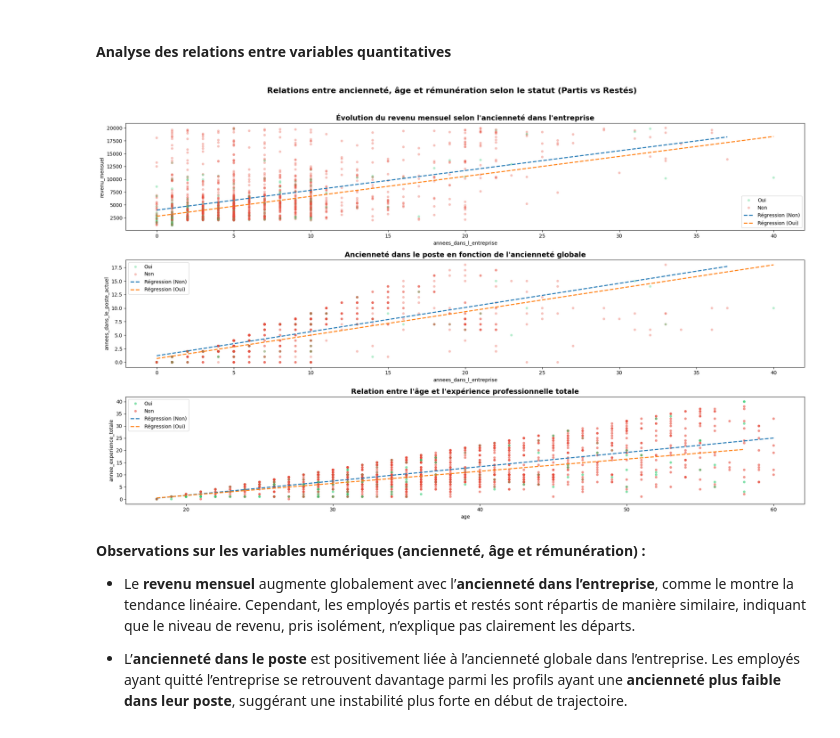
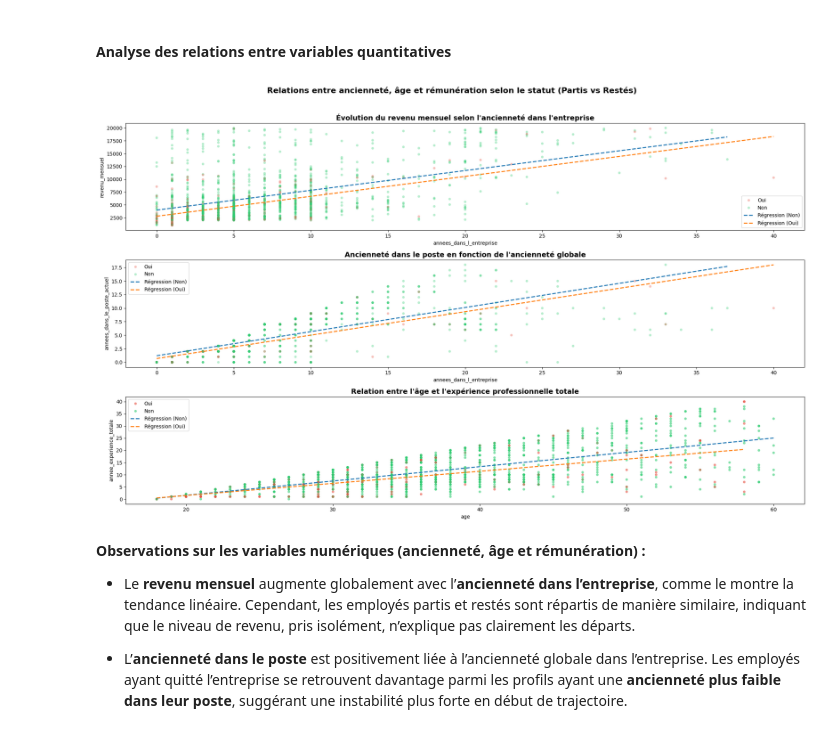
Before and after one commit to RaphaelRIVIERE/Projet-4-Classifiez-automatiquement-des-informations, a Jupyter notebook: 1_notebook.ipynb, the cells around one changed output. Cells and saved outputs as stored; diff of their text form; code cells hidden in the pictures.

```diff
--- a/1_notebook.ipynb
+++ b/1_notebook.ipynb
@@ -20,16 +20,21 @@ Chaque fichier est chargé séparément afin d’en analyser la structure avant
 #!/usr/bin/env python3
 import pandas as pd
 import matplotlib.pyplot as plt
-from matplotlib.patches import Patch
-import seaborn as sns
 import numpy as np
-from typing import List, Union, Dict
 
 # Custom imports
 import data_utils as du
 import preprocessing as pp
 import visualizer as vi
 
+#Preprocess
+from sklearn.compose import ColumnTransformer
+from sklearn.preprocessing import OneHotEncoder, StandardScaler
+
+
+PALETTE_TARGET={'Non': '#2ecc71', 'Oui': '#e74c3c'}
+
+
 df_sirh, df_eval, df_sondage = pp.load_data('data/extrait_sirh.csv', 'data/extrait_eval.csv', 'data/extrait_sondage.csv')
 # %% [output]
 📁 Chargement des données...
@@ -795,7 +822,7 @@ colonnes_quanti = [
     'age', 'revenu_mensuel', 'annee_experience_totale',
     'annees_dans_l_entreprise', 'annees_dans_le_poste_actuel',
     'distance_domicile_travail', 'augmentation_salaire_precedente',
-    'annees_depuis_la_derniere_promotion', 'annes_sous_responsable_actuel',
+    'annees_depuis_la_derniere_promotion', 'annees_sous_responsable_actuel',
     'nombre_experiences_precedentes'
 ]
 
@@ -805,7 +832,7 @@ boxplot_vars = [
     ('annees_dans_l_entreprise', "Années dans l'entreprise"),
     ('annee_experience_totale', "Années d'expérience totale"),
     ('annees_dans_le_poste_actuel', 'Années dans le poste actuel'),
-    ('annes_sous_responsable_actuel', 'Temps passé sous le responsable actuel'),
+    ('annees_sous_responsable_actuel', 'Temps passé sous le responsable actuel'),
     ('distance_domicile_travail', 'Distance domicile-travail (km)'),
     ('augmentation_salaire_precedente', 'Augementation salaire precedente'),
     ('annees_depuis_la_derniere_promotion', 'Année depuis la dernier promotion'),
@@ -910,7 +937,7 @@ for i, (col, label) in enumerate(colonnes_quali):
         y='percentage',
         hue=TARGET,
         ax=axes[i],
-        palette=['#2ecc71', '#e74c3c'],
+        palette=PALETTE_TARGET,
         title=title,
         xlabel=label,
         ylabel='Pourcentage (%)',
@@ -1090,37 +1117,37 @@ fig, axes = plt.subplots(3,1, figsize=(20, 12))
 vi.create_scatterplot(
 	df=df,
 	x='annees_dans_l_entreprise',
 	y='revenu_mensuel',
 	hue=TARGET,
-	palette=['#2ecc71','#e74c3c'],
+	palette=PALETTE_TARGET,
 	ax=axes[0],
 	regression=True,
 	title="Évolution du revenu mensuel selon l'ancienneté dans l'entreprise",
 )
 
 
 vi.create_scatterplot(
 	df=df,
 	x='annees_dans_l_entreprise',
 	y='annees_dans_le_poste_actuel',
 	hue=TARGET,
-	palette=['#2ecc71','#e74c3c'],
+	palette=PALETTE_TARGET,
 	ax=axes[1],
 	regression=True,
 	title="Ancienneté dans le poste en fonction de l'ancienneté globale")
 
 vi.create_scatterplot(df=df, x='age', y='annee_experience_totale',
-                hue=TARGET, palette=['#2ecc71','#e74c3c'], alpha=0.6, ax=axes[2],
+                hue=TARGET, palette=PALETTE_TARGET, alpha=0.6, ax=axes[2],
 	regression=True, title="Relation entre l'âge et l'expérience professionnelle totale")
 
 plt.suptitle(
     "Relations entre ancienneté, âge et rémunération selon le statut (Partis vs Restés)",
     fontsize=16, fontweight='bold', y=1.02
 )
 plt.tight_layout()
 plt.show()
 # %% [output]
-[figure, old version]
+[figure, new version]
 # %% [markdown]
 **Observations sur les variables numériques (ancienneté, âge et rémunération) :**
 
```
Also changed, not shown: parts of 33 cells of this notebook, 2 other files.
